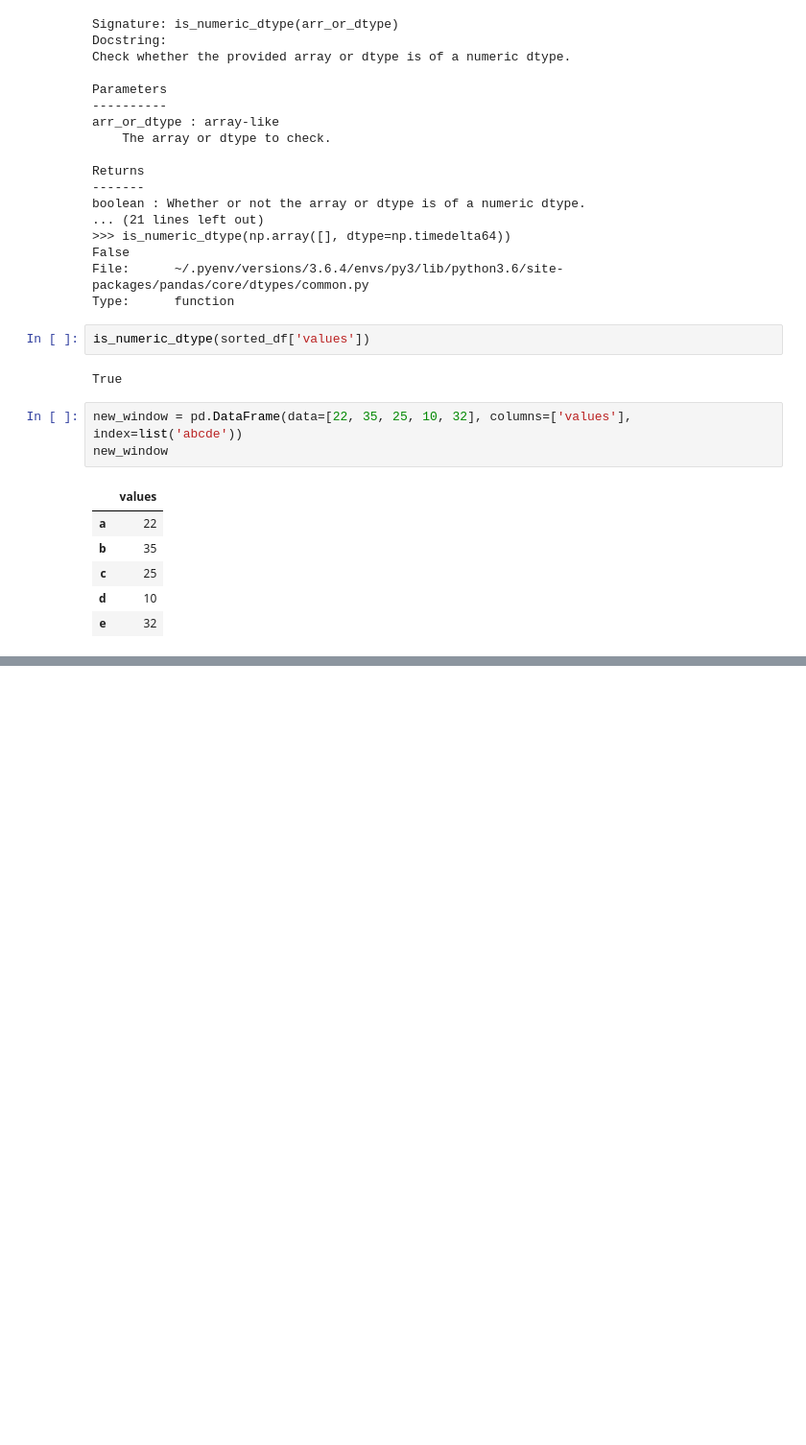
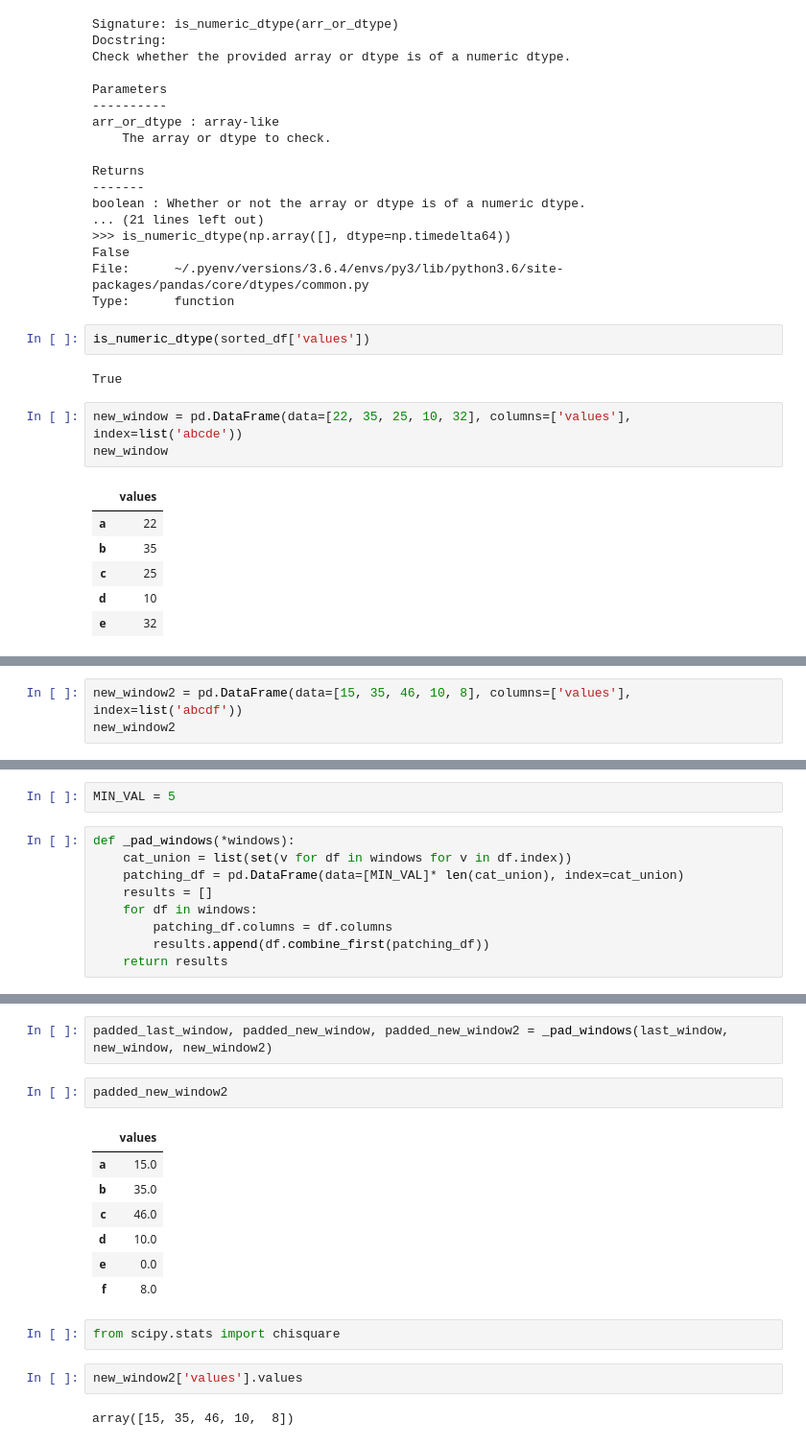
Before and after one commit to shaypal5/fossa, a Jupyter notebook: notebooks/basic_pred.ipynb, the cells around one changed output, grey strips where cells are left out. Shown at 96% size. Cells and saved outputs as stored; diff of their text form; blank space fills up the shorter version.

```diff
--- a/notebooks/basic_pred.ipynb
+++ b/notebooks/basic_pred.ipynb
@@ -128,0 +146,3 @@ new_window
+# %%
+new_window2 = pd.DataFrame(data=[15, 35, 46, 10, 8], columns=['values'], index=list('abcdf'))
+new_window2
@@ -128,0 +160,11 @@ new_window
+# %%
+MIN_VAL = 5
+# %%
+def _pad_windows(*windows):
+    cat_union = list(set(v for df in windows for v in df.index))
+    patching_df = pd.DataFrame(data=[MIN_VAL]* len(cat_union), index=cat_union)
+    results = []
+    for df in windows:
+        patching_df.columns = df.columns
+        results.append(df.combine_first(patching_df))
+    return results
@@ -128,0 +187,18 @@ new_window
+# %%
+padded_last_window, padded_new_window, padded_new_window2 = _pad_windows(last_window, new_window, new_window2)
+# %%
+padded_new_window2
+# %% [output]
+|  | values |
+| a | 15.0 |
+| b | 35.0 |
+| c | 46.0 |
+| d | 10.0 |
+| e | 0.0 |
+| f | 8.0 |
+# %%
+from scipy.stats import chisquare
+# %%
+new_window2['values'].values
+# %% [output]
+array([15, 35, 46, 10,  8])
```
Also changed, not shown: parts of 20 cells of this notebook, 5 other files.
